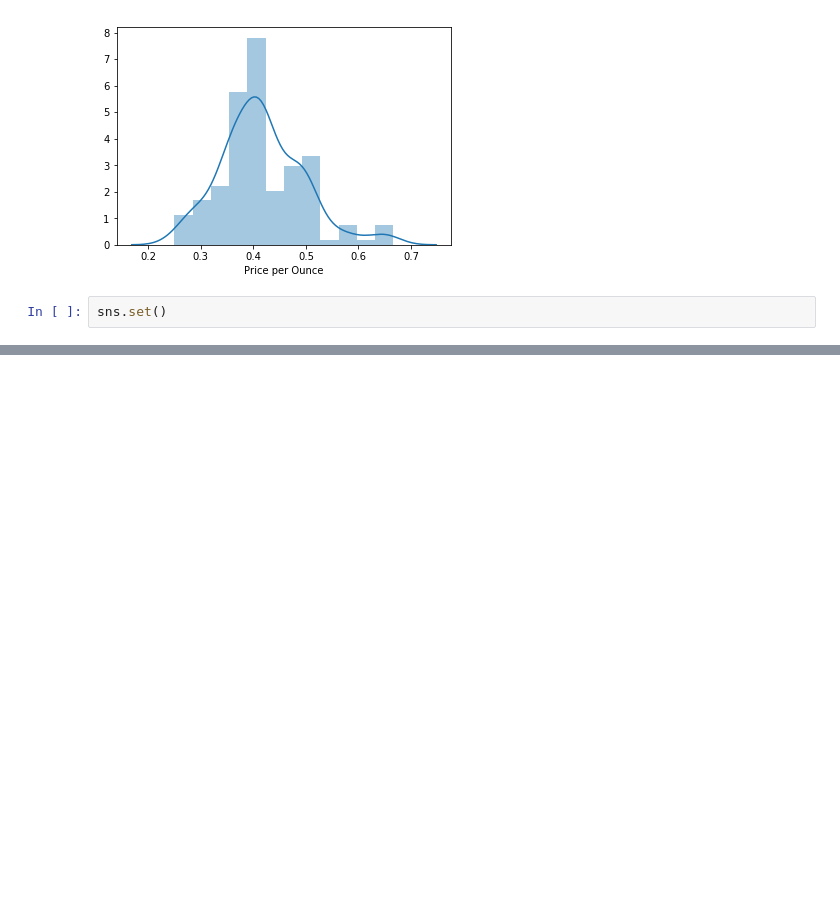
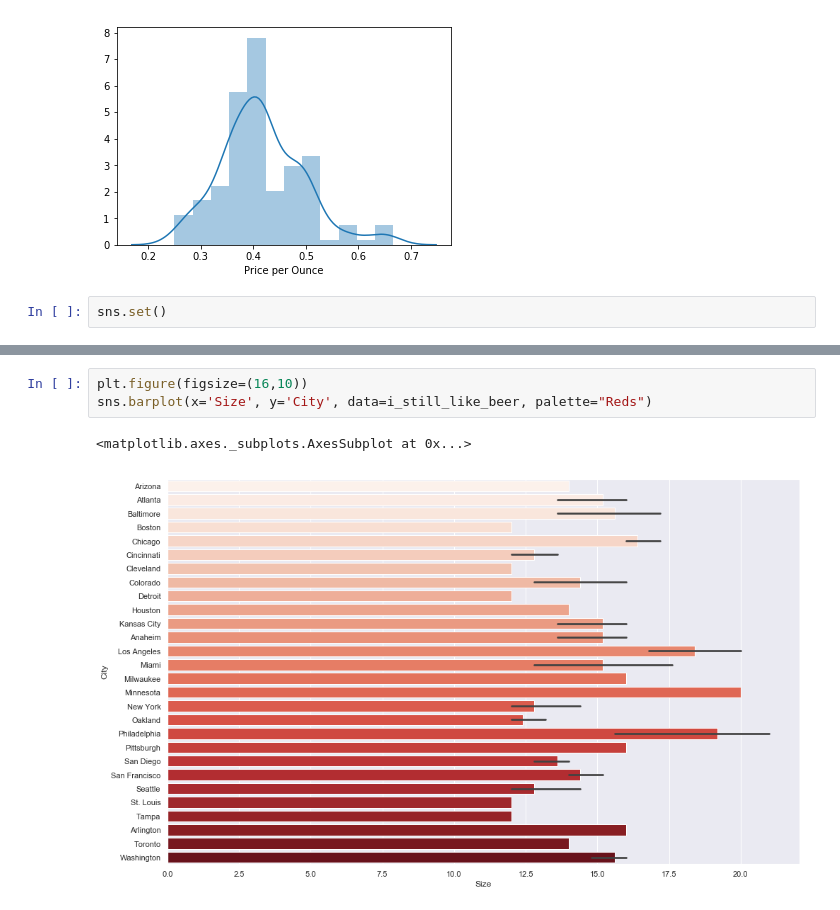
Before and after one commit to aoben/MakeOverMonday, a Jupyter notebook: I Still Like Beer.ipynb, the cells around one changed output, grey strips where cells are left out. Saved outputs shown, nothing was run; the diff lists cells and outputs as text; blank space fills up the shorter version.

```diff
--- a/I Still Like Beer.ipynb
+++ b/I Still Like Beer.ipynb
@@ -78,0 +74,6 @@ sns.barplot(x='Size', y='City', data=i_still_like_beer, ax=axes[1], palette="Red
+# %%
+plt.figure(figsize=(16,10))
+sns.barplot(x='Size', y='City', data=i_still_like_beer, palette="Reds")
+# %% [output]
+<matplotlib.axes._subplots.AxesSubplot at 0x...>
+[figure, added]
```
Also changed, not shown: parts of 1 cell of this notebook.
